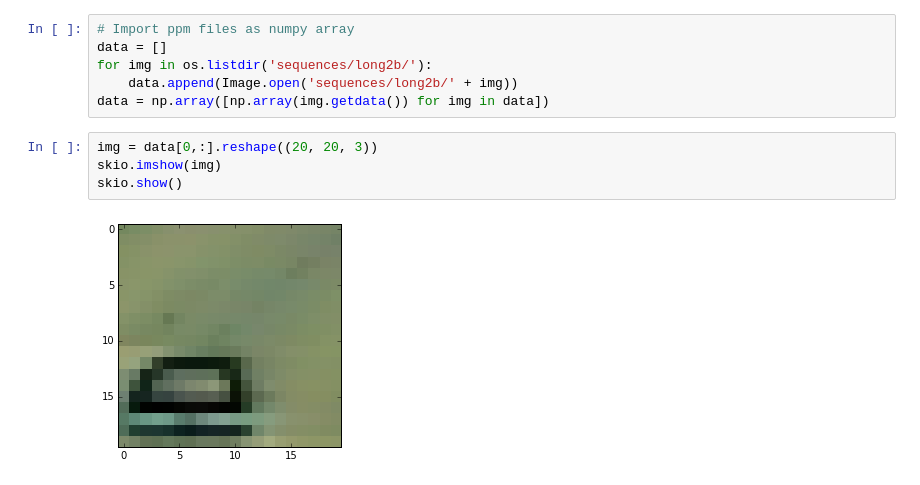
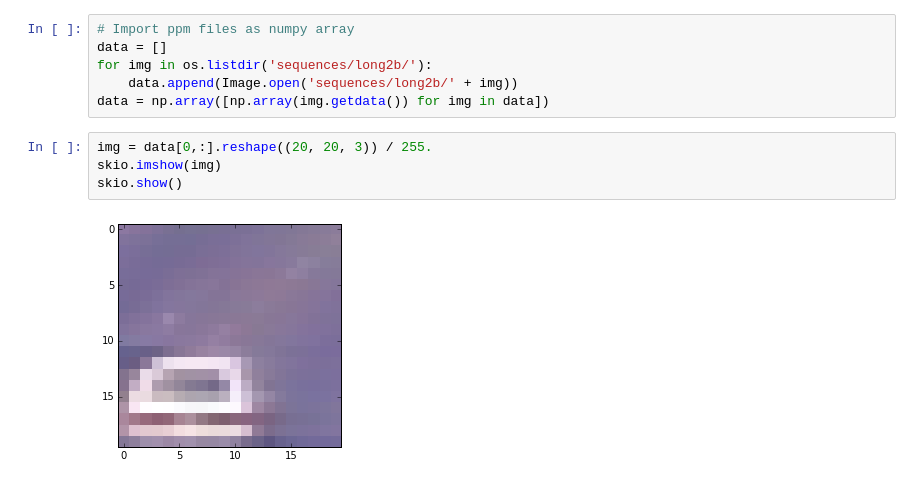
Before and after one commit to Rulison/background_blog, a Jupyter notebook: Background Subtraction EM.ipynb, the cells around one changed output. Cells and saved outputs as stored; diff of their text form.

```diff
--- a/Background Subtraction EM.ipynb
+++ b/Background Subtraction EM.ipynb
@@ -17,8 +17,8 @@ for img in os.listdir('sequences/long2b/'):
     data.append(Image.open('sequences/long2b/' + img))
 data = np.array([np.array(img.getdata()) for img in data])
 # %%
-img = data[0,:].reshape((20, 20, 3))
+img = data[0,:].reshape((20, 20, 3)) / 255.
 skio.imshow(img)
 skio.show()
 # %% [output]
-[figure, old version]
+[figure, new version]
```
Also changed, not shown: parts of 19 cells of this notebook.
